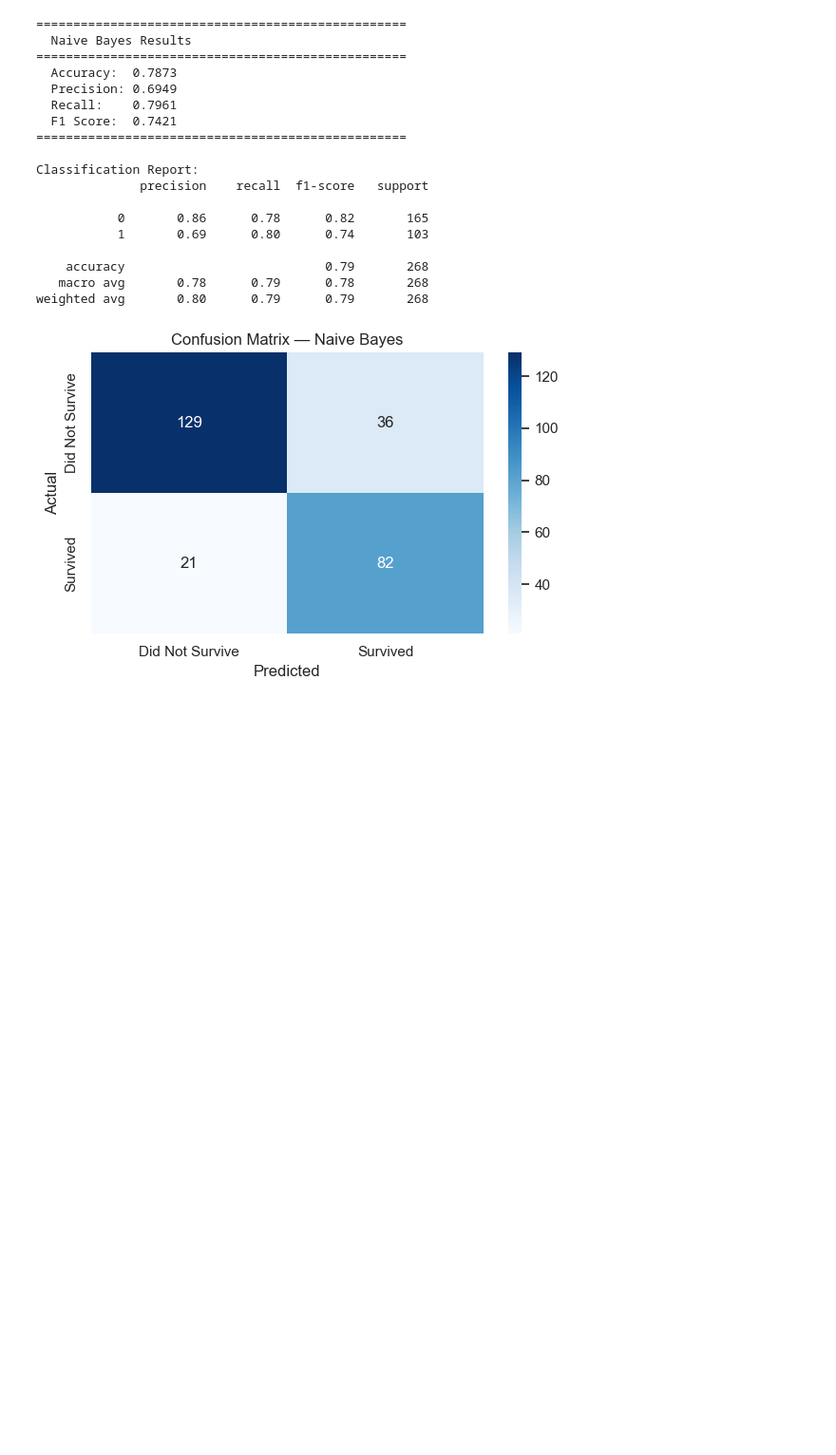
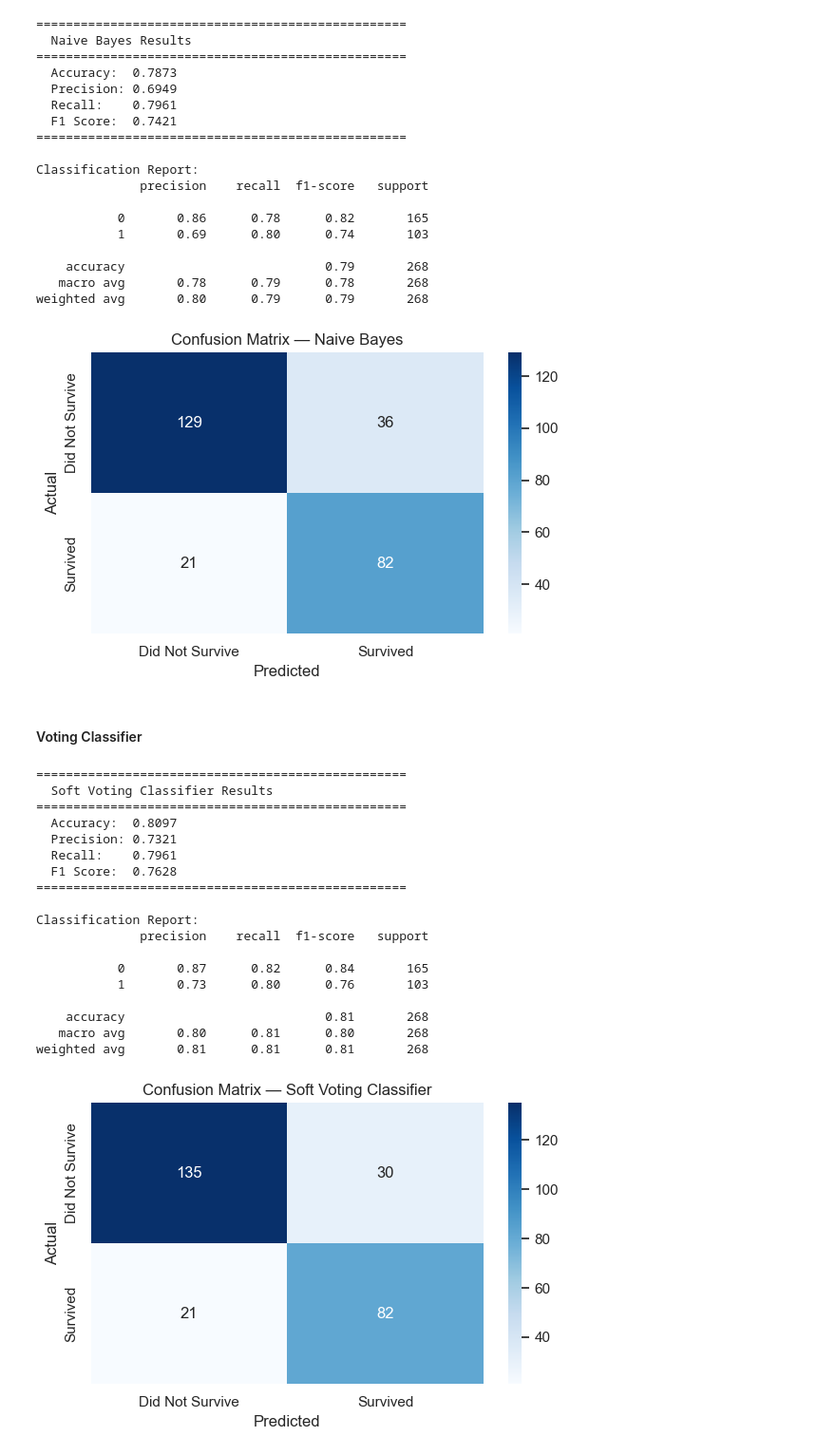
Before and after one commit to prerak2005/ML_PROJECTS, a Jupyter notebook: level_1_fundamental/titanic_survival_project/03_model_building.ipynb, the cells around one changed output. Shown at 95% size. Saved outputs shown, nothing was run; the diff lists cells and outputs as text; code cells hidden in the pictures; blank space fills up the shorter version.

Commit message:
Add Titanic: Model Building part final

```diff
--- a/level_1_fundamental/titanic_survival_project/03_model_building.ipynb
+++ b/level_1_fundamental/titanic_survival_project/03_model_building.ipynb
@@ -393,3 +393,46 @@ Classification Report:
    macro avg       0.78      0.79      0.78       268
 weighted avg       0.80      0.79      0.79       268
 [figure]
+# %% [markdown]
+#### Voting Classifier
+# %%
+voting_classifier = VotingClassifier(
+    estimators=[
+        ('lr', trained_models['Logistic Regression']),
+        ('dt', trained_models['Decision Tree']),
+        ('nb', trained_models['Naive Bayes']),
+        ('svm', trained_models['Support Vector Machine'])
+    ],
+    voting='soft'
+)
+
+voting_classifier.fit(X_train_scaled, y_train)
+
+y_pred_voting = voting_classifier.predict(X_test_scaled)
+
+metrics_voting = evaluate_model(y_test, y_pred_voting, "Soft Voting Classifier")
+
+results.append(metrics_voting)
+trained_models["Soft Voting Classifier"] = voting_classifier
+
+plot_confusion_matrix(y_test, y_pred_voting, "Soft Voting Classifier")
+# %% [output]
+==================================================
+  Soft Voting Classifier Results
+==================================================
+  Accuracy:  0.8097
+  Precision: 0.7321
+  Recall:    0.7961
+  F1 Score:  0.7628
+==================================================
+
+Classification Report:
+              precision    recall  f1-score   support
+
+           0       0.87      0.82      0.84       165
+           1       0.73      0.80      0.76       103
+
+    accuracy                           0.81       268
+   macro avg       0.80      0.81      0.80       268
+weighted avg       0.81      0.81      0.81       268
+[figure, added]
```
Also changed, not shown: parts of 19 cells of this notebook.
